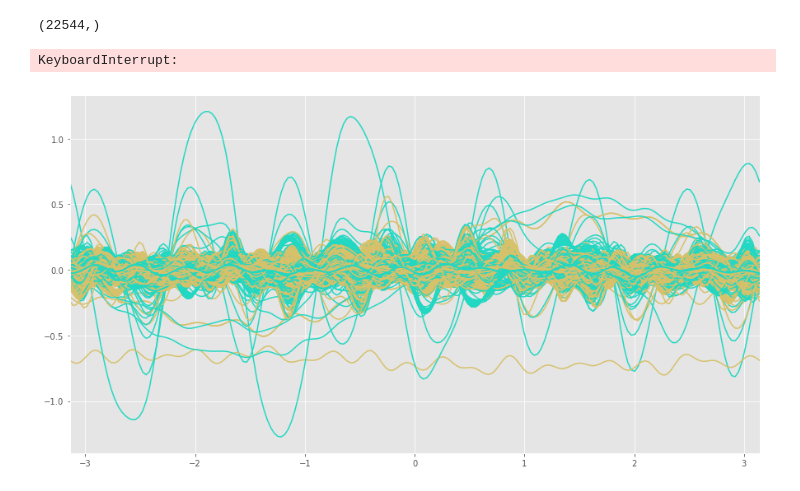
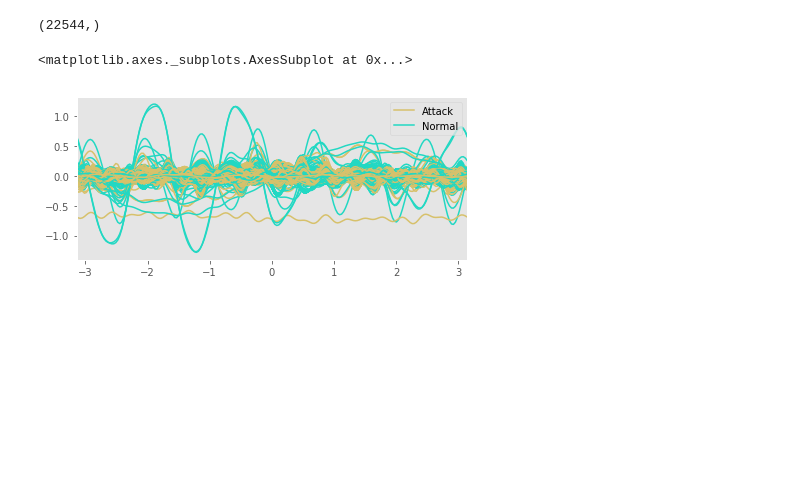
Before and after one commit to rkmalaiya/network_anomaly_detection_deep_learning, a Jupyter notebook: eda.ipynb, the cells around one changed output. Cells and saved outputs as stored; diff of their text form; code cells hidden in the pictures; blank space fills up the shorter version.

Commit message:
Added Andrew Plot on 10% sample

```diff
--- a/eda.ipynb
+++ b/eda.ipynb
@@ -439,14 +439,18 @@ pca_analysis = SparsePCA(n_components=40)
 #pd.DataFrame(x_tsne_pca).to_pickle("dataset/tsne_pca_df.pkl")
 x_tsne_pca = pd.read_pickle("dataset/tsne_pca_df.pkl").values
 # %%
-plt.figure(figsize=(15,8))
+plt.figure(figsize=(7,3))
 x_tsne_pca_df = pd.DataFrame(x_tsne_pca)
-x_tsne_pca_df['is'] = y_tsne.values
 
-#andrews_curves(x_tsne_pca_df, "is")
+codes_to_attack = {1:"Attack", 0:"Normal"}
+
+y_tsne_cta = y_tsne.map(lambda x: codes_to_attack[x])
+x_tsne_pca_df['is'] = y_tsne_cta.values
+
+andrews_curves(x_tsne_pca_df, "is")
 # %% [output]
-KeyboardInterrupt:
+<matplotlib.axes._subplots.AxesSubplot at 0x...>
-[figure, old version]
+[figure, new version]
 # %%
 #df = model.fit_transform(x_tsne_pca)
 #df1 = model.fit_transform(df)
```
Also changed, not shown: parts of 1 cell of this notebook.
